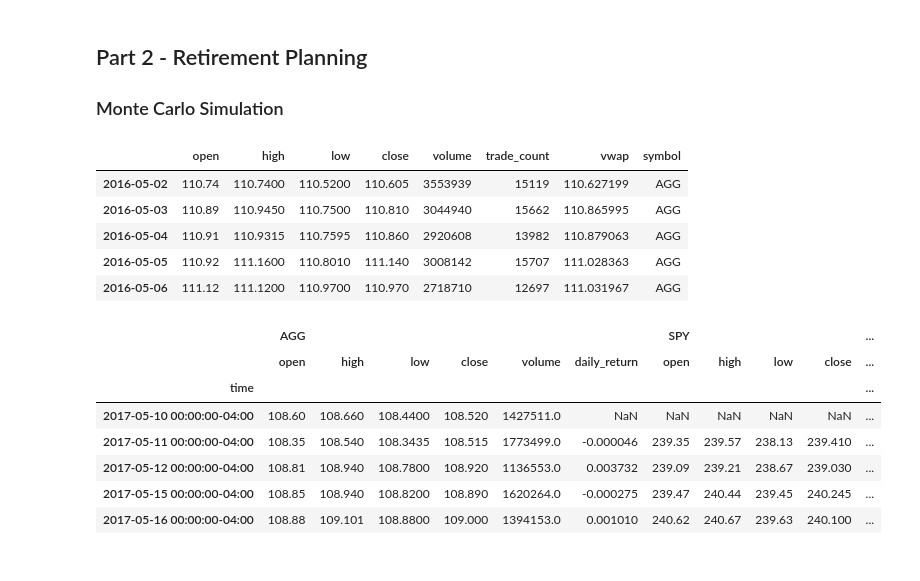
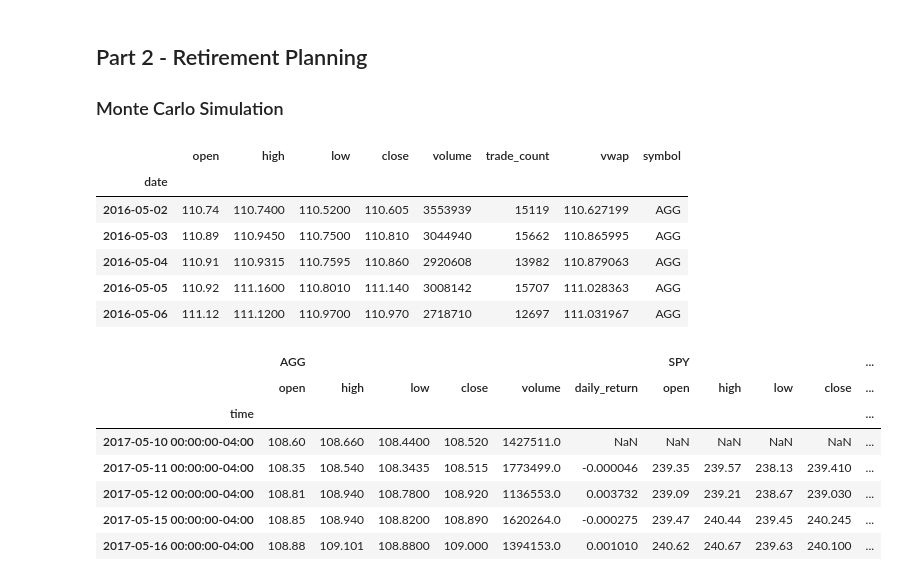
Before and after one commit to 2KAbhishek/pyfinance, a Jupyter notebook: financial-planner.ipynb, the cells around one changed output. Cells and saved outputs as stored; diff of their text form; code cells hidden in the pictures.

```diff
--- a/financial-planner.ipynb
+++ b/financial-planner.ipynb
@@ -162,12 +162,16 @@ end_date = pd.Timestamp('2021-05-01', tz='America/New_York').isoformat()
 # %%
 # Get 5 years' worth of historical data for SPY and AGG
 df_stock_data = alpaca_api.get_bars(tickers, limit=10000, start = start_date, end = end_date, timeframe=TimeFrame.Day).df
 df_stock_data.index = df_stock_data.index.date
 
+# Make index column name 'date'
+df_stock_data.index.name = 'date'
+
 # Display sample data
 df_stock_data.head()
 # %% [output]
 |  | open | high | low | close | volume | trade_count | vwap | symbol |
+| date |  |  |  |  |  |  |  |  |
 | 2016-05-02 | 110.74 | 110.7400 | 110.5200 | 110.605 | 3553939 | 15119 | 110.627199 | AGG |
 | 2016-05-03 | 110.89 | 110.9450 | 110.7500 | 110.810 | 3044940 | 15662 | 110.865995 | AGG |
 | 2016-05-04 | 110.91 | 110.9315 | 110.7595 | 110.860 | 2920608 | 13982 | 110.879063 | AGG |
```
Also changed, not shown: parts of 6 cells of this notebook.
